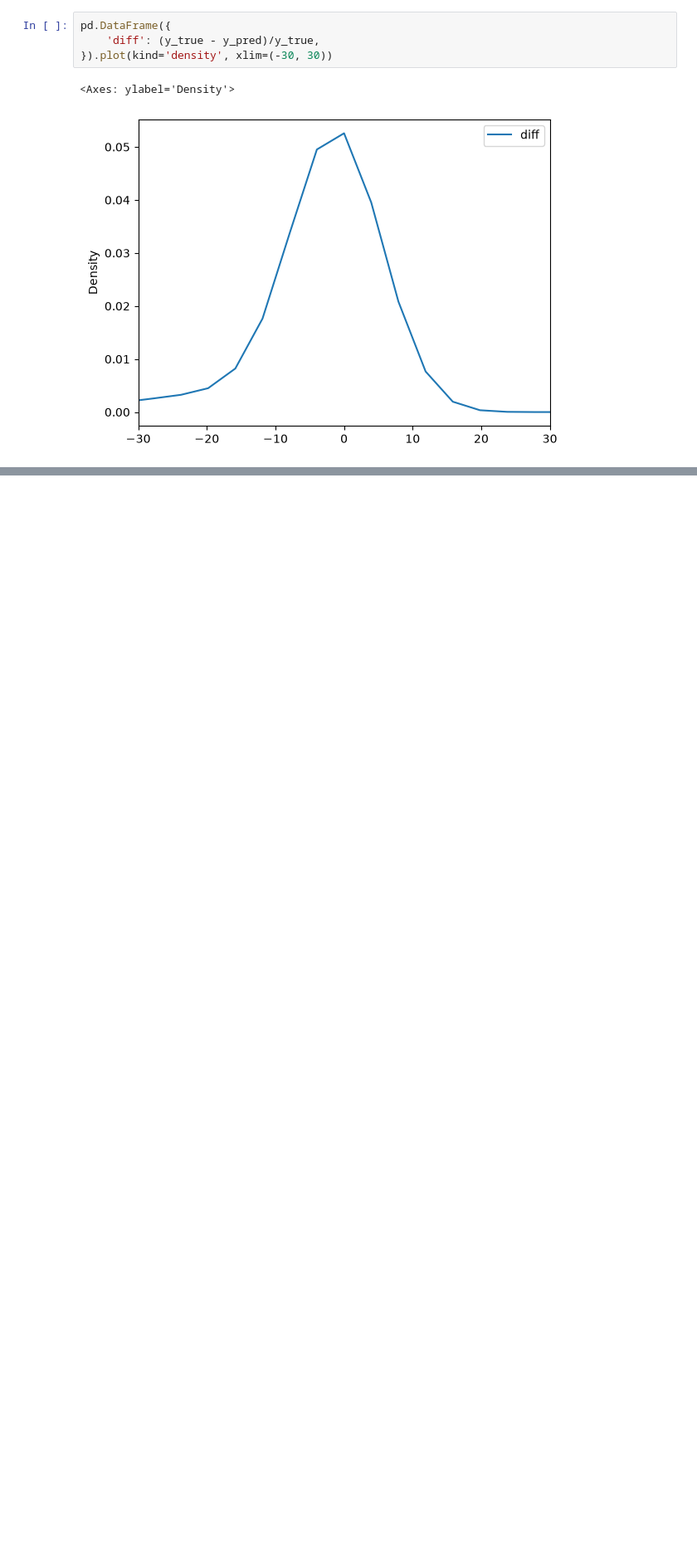
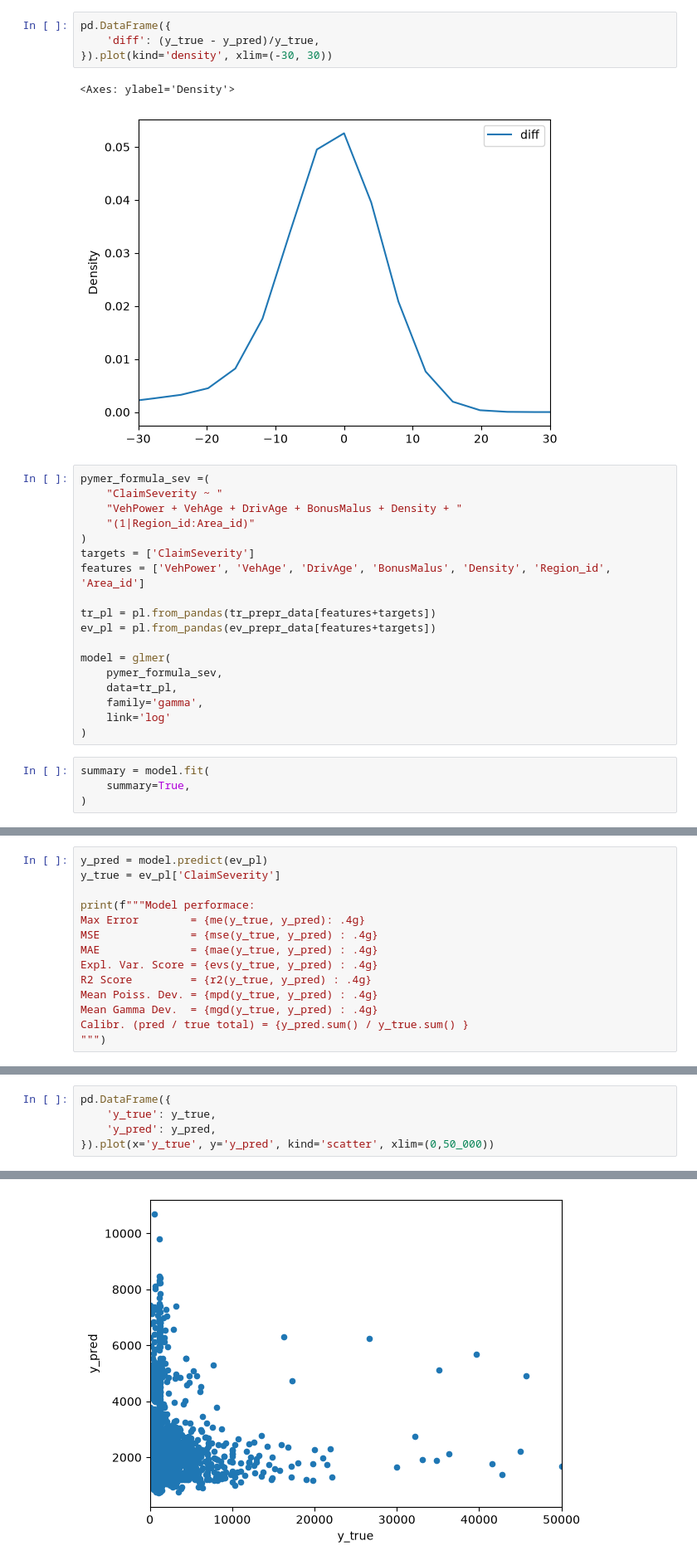
Before and after one commit to felimomo/fremtpl2-insurance-claims-prediction, a Jupyter notebook: analysis.ipynb, the cells around one changed output, grey strips where cells are left out. Shown at 83% size. Drawn from its saved outputs; the diff is of its cells as text; blank space fills up the shorter version.

Commit message:
prediction analysis

```diff
--- a/analysis.ipynb
+++ b/analysis.ipynb
@@ -861,3 +861,25 @@ pd.DataFrame({
 # %% [output]
 <Axes: ylabel='Density'>
 [figure]
+# %%
+pymer_formula_sev =(
+    "ClaimSeverity ~ "
+    "VehPower + VehAge + DrivAge + BonusMalus + Density + "
+    "(1|Region_id:Area_id)"
+)
+targets = ['ClaimSeverity']
+features = ['VehPower', 'VehAge', 'DrivAge', 'BonusMalus', 'Density', 'Region_id', 'Area_id']
+
+tr_pl = pl.from_pandas(tr_prepr_data[features+targets])
+ev_pl = pl.from_pandas(ev_prepr_data[features+targets])
+
+model = glmer(
+    pymer_formula_sev,
+    data=tr_pl,
+    family='gamma',
+    link='log'
+)
+# %%
+summary = model.fit(
+    summary=True,
+)
@@ -863,0 +920,14 @@ pd.DataFrame({
+# %%
+y_pred = model.predict(ev_pl)
+y_true = ev_pl['ClaimSeverity']
+
+print(f"""Model performace:
+Max Error        = {me(y_true, y_pred): .4g}
+MSE              = {mse(y_true, y_pred) : .4g}
+MAE              = {mae(y_true, y_pred) : .4g}
+Expl. Var. Score = {evs(y_true, y_pred) : .4g}
+R2 Score         = {r2(y_true, y_pred) : .4g}
+Mean Poiss. Dev. = {mpd(y_true, y_pred) : .4g}
+Mean Gamma Dev.  = {mgd(y_true, y_pred) : .4g}
+Calibr. (pred / true total) = {y_pred.sum() / y_true.sum() }
+""")
@@ -863,0 +944,6 @@ pd.DataFrame({
+# %%
+pd.DataFrame({
+    'y_true': y_true,
+    'y_pred': y_pred,
+}).plot(x='y_true', y='y_pred', kind='scatter', xlim=(0,50_000))
+# %% [output]
@@ -863,0 +951 @@ pd.DataFrame({
+[figure, added]
```
Also changed, not shown: parts of 8 cells of this notebook.
